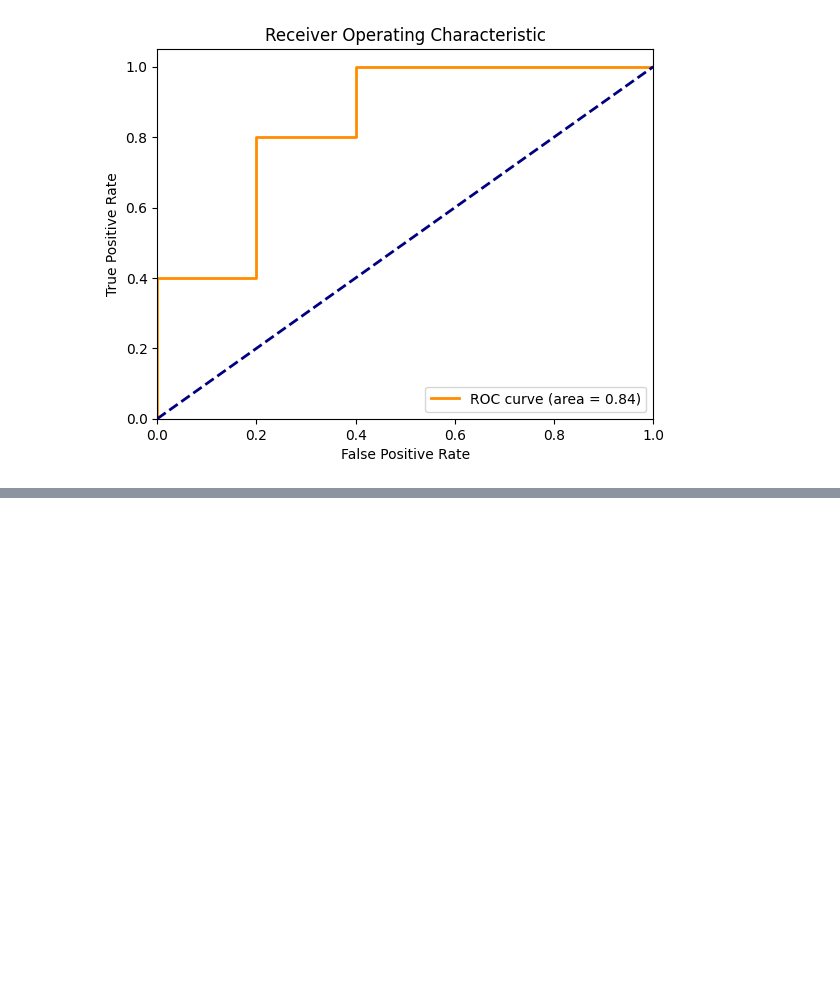
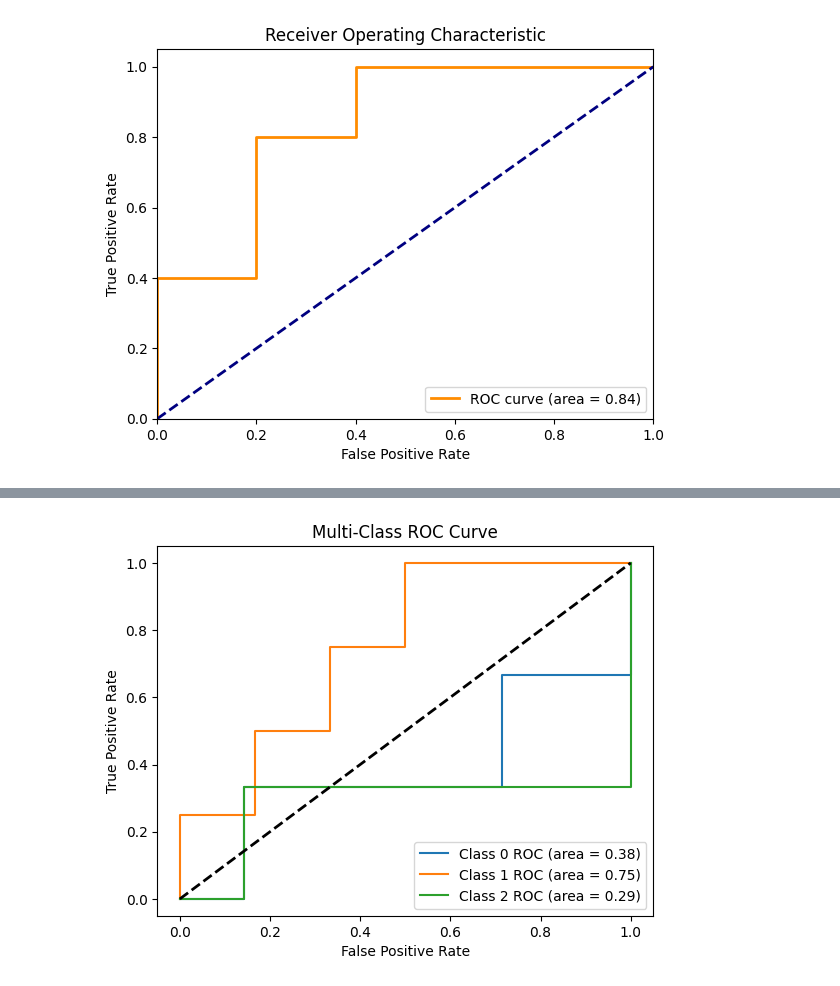
Before and after one commit to Srishanth-Kargaom/A_AI_labs, a Jupyter notebook: classification.ipynb, the cells around one changed output, grey strips where cells are left out. Drawn from its saved outputs; the diff is of its cells as text; code cells hidden in the pictures; blank space fills up the shorter version.

```diff
--- a/classification.ipynb
+++ b/classification.ipynb
@@ -94,0 +158,6 @@ MCC: 0.408248290463863
+# %%
+# Example Data
+classes = np.array([0, 1, 2])  # Class labels
+y_true = np.array([0, 1, 2, 0, 1, 2, 0, 1, 2, 1])
+y_pred = np.array([0, 1, 0, 0, 1, 1, 0, 1, 2, 2])
+y_prob = softmax(np.random.rand(10, 3), axis=1)  # Random probabilities for example
@@ -94,0 +180,24 @@ MCC: 0.408248290463863
+# %%
+# Plotting ROC Curves for Multi-Class
+def plot_roc_curves(y_true, y_prob, classes):
+    y_true = label_binarize(y_true, classes=classes)
+    n_classes = y_true.shape[1]
+
+    fpr = {}
+    tpr = {}
+    roc_auc = {}
+    for i in range(n_classes):
+        fpr[i], tpr[i], _ = roc_curve(y_true[:, i], y_prob[:, i])
+        roc_auc[i] = auc(fpr[i], tpr[i])
+        plt.plot(fpr[i], tpr[i], label=f'Class {classes[i]} ROC (area = {roc_auc[i]:.2f})')
+
+    plt.plot([0, 1], [0, 1], 'k--', lw=2)
+    plt.xlabel('False Positive Rate')
+    plt.ylabel('True Positive Rate')
+    plt.title('Multi-Class ROC Curve')
+    plt.legend(loc="lower right")
+    plt.show()
+
+plot_roc_curves(y_true, y_prob, classes)
+# %% [output]
+[figure, added]
```
Also changed, not shown: parts of 9 cells of this notebook.
